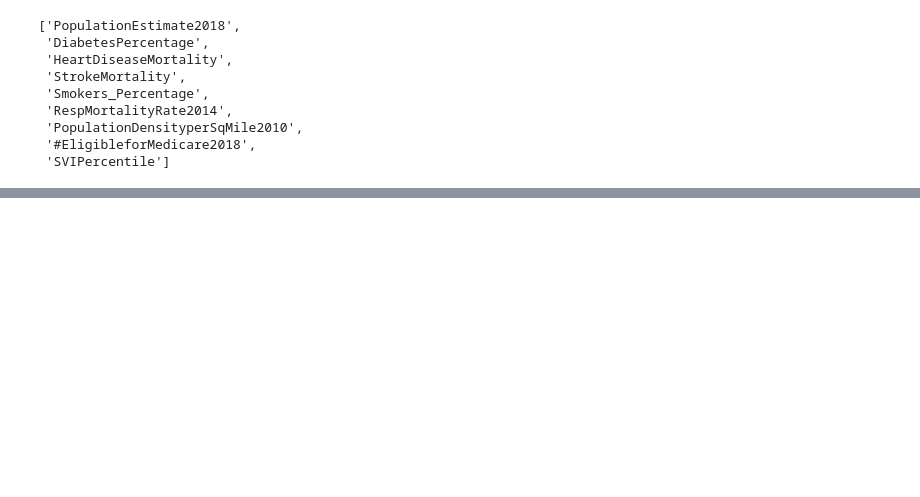
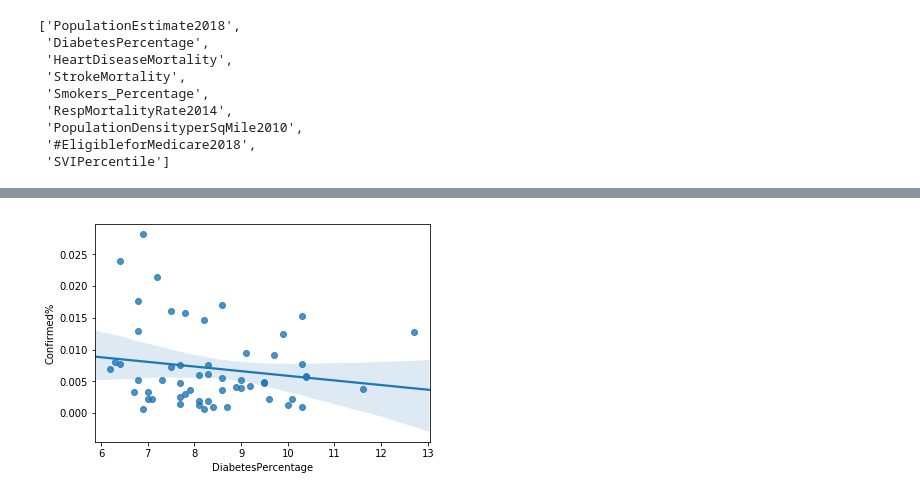
Before and after one commit to ChenFengTsai/COVID-19, a Jupyter notebook: COVID-19.ipynb, the cells around one changed output, grey strips where cells are left out. Saved outputs shown, nothing was run; the diff lists cells and outputs as text; code cells hidden in the pictures; blank space fills up the shorter version.

```diff
--- a/COVID-19.ipynb
+++ b/COVID-19.ipynb
@@ -454,0 +430,4 @@ sns.regplot(x= factors[8], y='4/18/20', data=newc)
+# %%
+plot_factor(factors[1])
+# %% [output]
+[figure, added]
```
Also changed, not shown: parts of 22 cells of this notebook.
